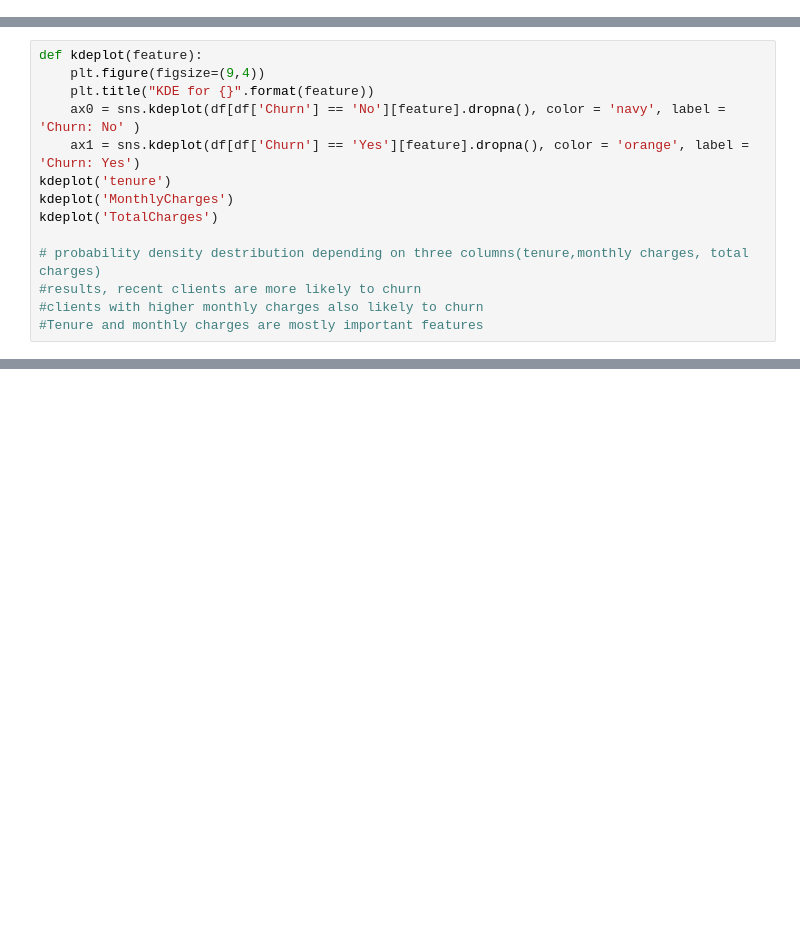
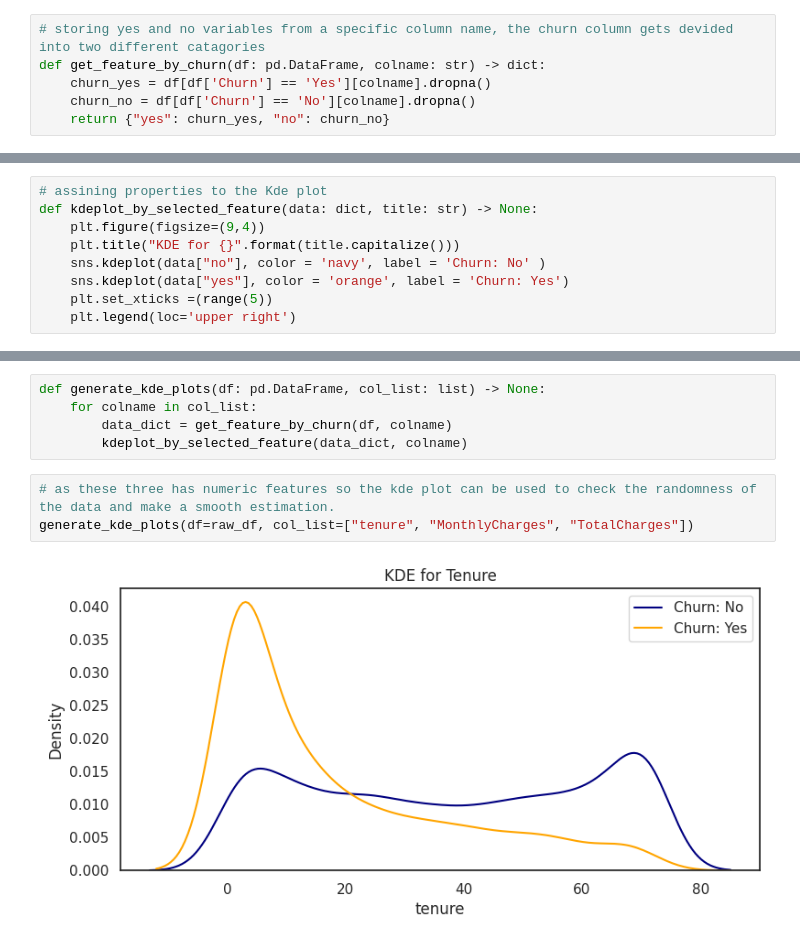
Before and after one commit to Wasiful-Alam/py-ml-training, a Jupyter notebook: notebooks/customer_churn_exploratory_data.ipynb, the cells around one changed output, grey strips where cells are left out. Cells and saved outputs as stored; diff of their text form; blank space fills up the shorter version.

```diff
--- a/notebooks/customer_churn_exploratory_data.ipynb
+++ b/notebooks/customer_churn_exploratory_data.ipynb
@@ -25,2 +81,8 @@ ax = sns.catplot(y="Churn", kind="count", data=df, height=2.6, aspect=2.5,orient
 # %% [output]
 [figure]
+# %%
+# storing yes and no variables from a specific column name, the churn column gets devided into two different catagories
+def get_feature_by_churn(df: pd.DataFrame, colname: str) -> dict:
+    churn_yes = df[df['Churn'] == 'Yes'][colname].dropna()
+    churn_no = df[df['Churn'] == 'No'][colname].dropna()
+    return {"yes": churn_yes, "no": churn_no}
@@ -27,14 +94,9 @@ ax = sns.catplot(y="Churn", kind="count", data=df, height=2.6, aspect=2.5,orient
 # %%
-def kdeplot(feature):
+# assining properties to the Kde plot
+def kdeplot_by_selected_feature(data: dict, title: str) -> None:
     plt.figure(figsize=(9,4))
-    plt.title("KDE for {}".format(feature))
-    ax0 = sns.kdeplot(df[df['Churn'] == 'No'][feature].dropna(), color = 'navy', label = 'Churn: No' )
-    ax1 = sns.kdeplot(df[df['Churn'] == 'Yes'][feature].dropna(), color = 'orange', label = 'Churn: Yes')
-kdeplot('tenure')
-kdeplot('MonthlyCharges')
-kdeplot('TotalCharges')
-
-# probability density destribution depending on three columns(tenure,monthly charges, total charges)
-#results, recent clients are more likely to churn
-#clients with higher monthly charges also likely to churn
-#Tenure and monthly charges are mostly important features
+    plt.title("KDE for {}".format(title.capitalize()))
+    sns.kdeplot(data["no"], color = 'navy', label = 'Churn: No' )
+    sns.kdeplot(data["yes"], color = 'orange', label = 'Churn: Yes')
+    plt.set_xticks =(range(5))
+    plt.legend(loc='upper right')
@@ -44,0 +103,10 @@ kdeplot('TotalCharges')
+# %%
+def generate_kde_plots(df: pd.DataFrame, col_list: list) -> None:
+    for colname in col_list:
+        data_dict = get_feature_by_churn(df, colname)
+        kdeplot_by_selected_feature(data_dict, colname)
+# %%
+# as these three has numeric features so the kde plot can be used to check the randomness of the data and make a smooth estimation.
+generate_kde_plots(df=raw_df, col_list=["tenure", "MonthlyCharges", "TotalCharges"])
+# %% [output]
+[figure, added]
```
Also changed, not shown: parts of 51 cells of this notebook, 17 other files.
